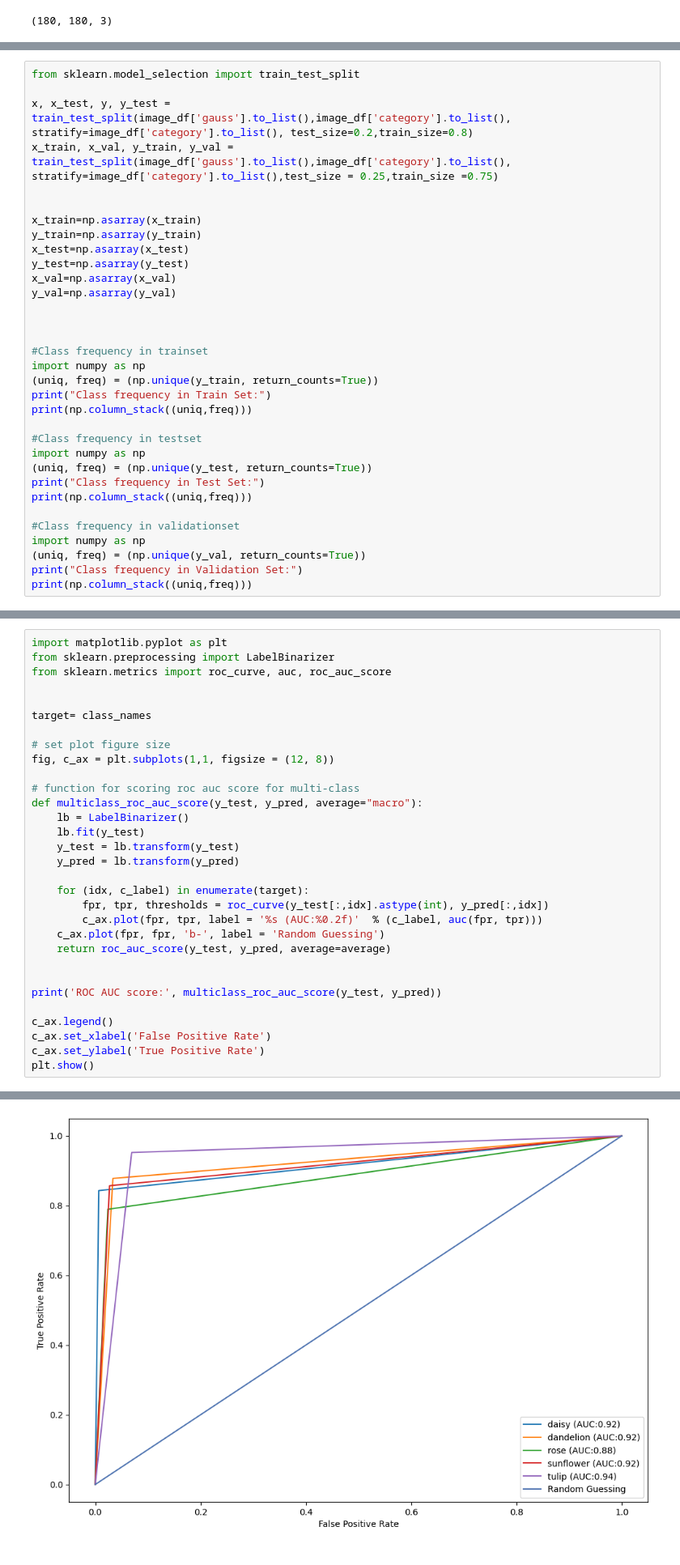
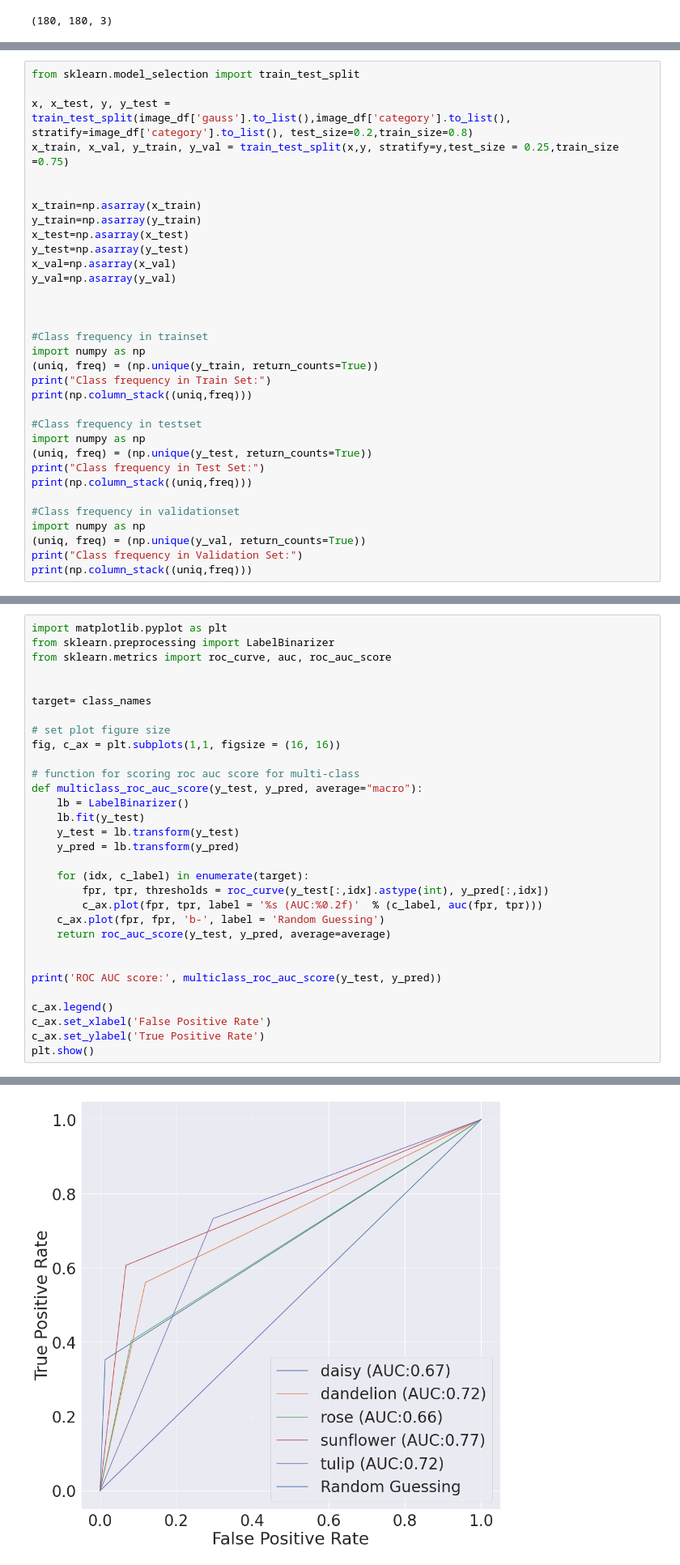
Before and after one commit to nphan20181/Feature_Engineering_Project, a Jupyter notebook: FlowerDetection_GuassianFeatures.ipynb, the cells around one changed output, grey strips where cells are left out. Shown at 81% size. Cells and saved outputs as stored; diff of their text form.

Commit message:
Updated train and validation split

```diff
--- a/FlowerDetection_GuassianFeatures.ipynb
+++ b/FlowerDetection_GuassianFeatures.ipynb
@@ -152,7 +152,7 @@ model.compile(optimizer='adam', loss='sparse_categorical_crossentropy', metrics
 from sklearn.model_selection import train_test_split
 
 x, x_test, y, y_test = train_test_split(image_df['gauss'].to_list(),image_df['category'].to_list(), stratify=image_df['category'].to_list(), test_size=0.2,train_size=0.8)
-x_train, x_val, y_train, y_val = train_test_split(image_df['gauss'].to_list(),image_df['category'].to_list(), stratify=image_df['category'].to_list(),test_size = 0.25,train_size =0.75)
+x_train, x_val, y_train, y_val = train_test_split(x,y, stratify=y,test_size = 0.25,train_size =0.75)
 
 
 x_train=np.asarray(x_train)
@@ -297,7 +297,7 @@ from sklearn.metrics import roc_curve, auc, roc_auc_score
 target= class_names
 
 # set plot figure size
-fig, c_ax = plt.subplots(1,1, figsize = (12, 8))
+fig, c_ax = plt.subplots(1,1, figsize = (16, 16))
 
 # function for scoring roc auc score for multi-class
 def multiclass_roc_auc_score(y_test, y_pred, average="macro"):
@@ -324 +324 @@ ROC AUC score: 0.9160025754452572
-[figure, old version]
+[figure, new version]
```
Also changed, not shown: parts of 5 cells of this notebook.
